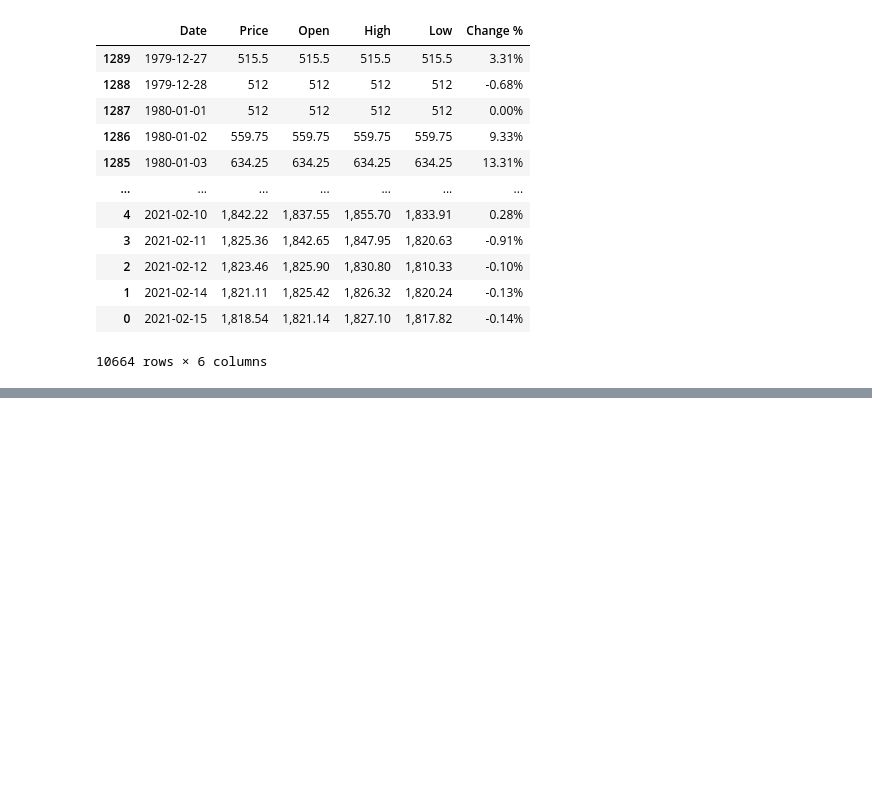
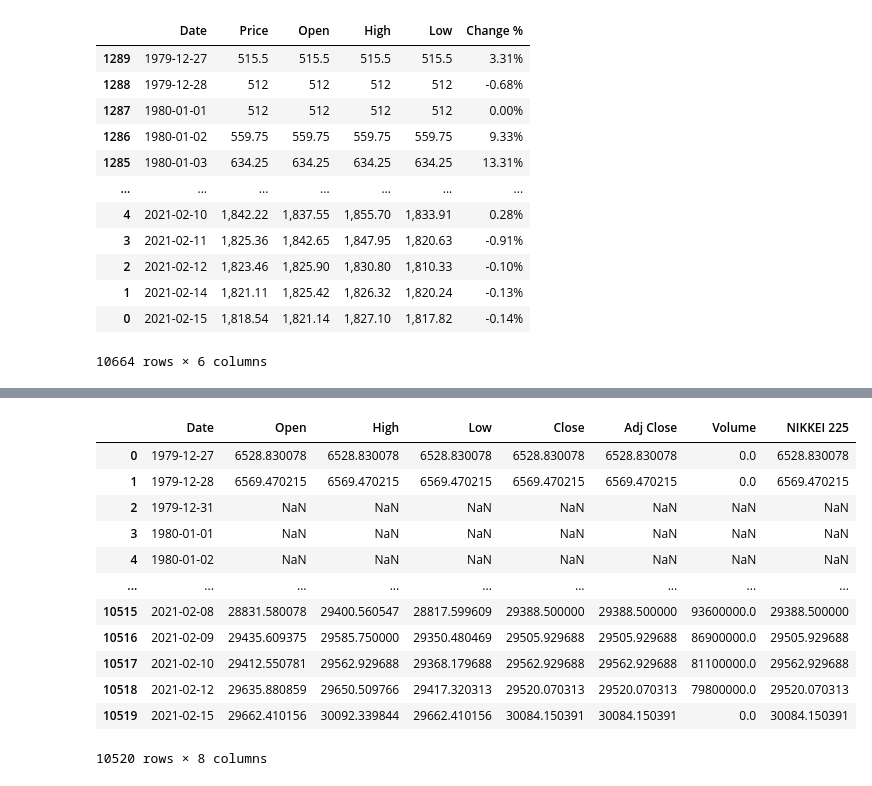
Before and after one commit to AR-Elbers/Market-Predictors, a Jupyter notebook: Financial Data.ipynb, the cells around one changed output, grey strips where cells are left out. Cells and saved outputs as stored; diff of their text form; code cells hidden in the pictures; blank space fills up the shorter version.

Commit message:
new data

```diff
--- a/Financial Data.ipynb
+++ b/Financial Data.ipynb
@@ -74,0 +113,30 @@ gold_df
+# %%
+# Re-label the relevant columns of our data
+
+bonds_df = pd.DataFrame(read_bonds)
+nasdaq_df = pd.DataFrame(read_nasdaq)
+nikkei_df = pd.DataFrame(read_nikkei)
+
+
+# Rename the closing price column
+
+bonds_df['Bonds 10year'] = bonds_df['Close']
+
+nasdaq_df['NASDAQ 100'] = nasdaq_df['Close']
+
+nikkei_df['NIKKEI 225'] = nikkei_df['Close']
+nikkei_df
+# %% [output]
+|  | Date | Open | High | Low | Close | Adj Close | Volume | NIKKEI 225 |
+| 0 | 1979-12-27 | 6528.830078 | 6528.830078 | 6528.830078 | 6528.830078 | 6528.830078 | 0.0 | 6528.830078 |
+| 1 | 1979-12-28 | 6569.470215 | 6569.470215 | 6569.470215 | 6569.470215 | 6569.470215 | 0.0 | 6569.470215 |
+| 2 | 1979-12-31 | NaN | NaN | NaN | NaN | NaN | NaN | NaN |
+| 3 | 1980-01-01 | NaN | NaN | NaN | NaN | NaN | NaN | NaN |
+| 4 | 1980-01-02 | NaN | NaN | NaN | NaN | NaN | NaN | NaN |
+| ... | ... | ... | ... | ... | ... | ... | ... | ... |
+| 10515 | 2021-02-08 | 28831.580078 | 29400.560547 | 28817.599609 | 29388.500000 | 29388.500000 | 93600000.0 | 29388.500000 |
+| 10516 | 2021-02-09 | 29435.609375 | 29585.750000 | 29350.480469 | 29505.929688 | 29505.929688 | 86900000.0 | 29505.929688 |
+| 10517 | 2021-02-10 | 29412.550781 | 29562.929688 | 29368.179688 | 29562.929688 | 29562.929688 | 81100000.0 | 29562.929688 |
+| 10518 | 2021-02-12 | 29635.880859 | 29650.509766 | 29417.320313 | 29520.070313 | 29520.070313 | 79800000.0 | 29520.070313 |
+| 10519 | 2021-02-15 | 29662.410156 | 30092.339844 | 29662.410156 | 30084.150391 | 30084.150391 | 0.0 | 30084.150391 |
+10520 rows × 8 columns
```
Also changed, not shown: parts of 17 cells of this notebook, 5 other files.
